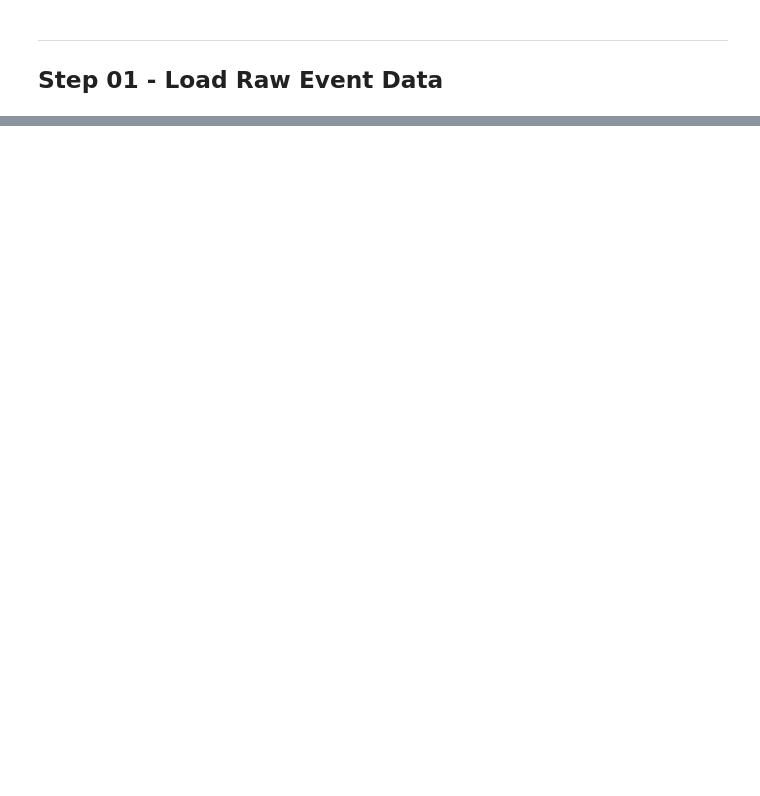
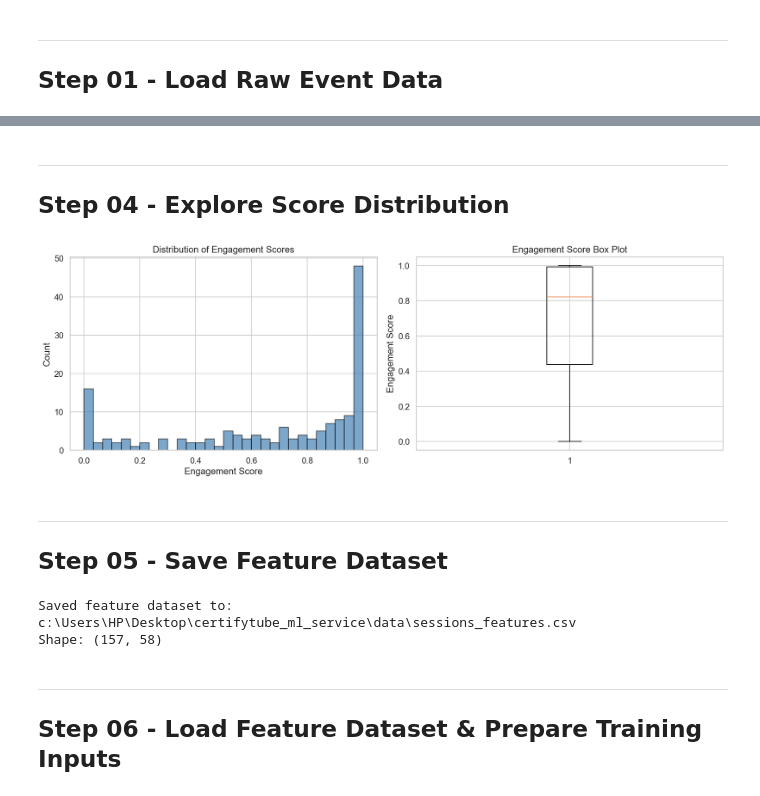
Before and after one commit to ahiyarmohamed215/Certifytube_ML_Model, a Jupyter notebook: verification/engagement/engagement_model_pipeline.ipynb, the cells around one changed output, grey strips where cells are left out. Saved outputs shown, nothing was run; the diff lists cells and outputs as text; code cells hidden in the pictures; blank space fills up the shorter version.

Commit message:
retrainis done with collected dataset to a regression xgboost and ebm model. and code restucture is done

```diff
--- a/verification/engagement/engagement_model_pipeline.ipynb
+++ b/verification/engagement/engagement_model_pipeline.ipynb
@@ -1921,0 +117,7 @@ Any final pass/fail threshold can be applied by the backend.
+# %%
+RAW_EVENTS_PATH = os.path.join(DATA_DIR, "events_raw.csv")
+
+raw_df = pd.read_csv(RAW_EVENTS_PATH)
+print(f"Loaded raw events: {RAW_EVENTS_PATH}")
+print(f"Shape: {raw_df.shape}")
+raw_df.head(3)
@@ -1921,0 +134,5 @@ Any final pass/fail threshold can be applied by the backend.
+# %%
+clean_df = clean_raw_events(raw_df)
+print(f"Clean events shape: {clean_df.shape}")
+print(f"Unique sessions: {clean_df['session_id'].nunique()}")
+clean_df.head(3)
@@ -1921,0 +151,8 @@ Any final pass/fail threshold can be applied by the backend.
+# %%
+features_df = require_score_column(build_features(clean_df), "features_df")
+print(f"Features shape: {features_df.shape}")
+print(f"Columns: {list(features_df.columns)}")
+print()
+print("engagement_score statistics:")
+print(features_df["engagement_score"].describe())
+features_df.head(5)
@@ -1921,0 +179,33 @@ Any final pass/fail threshold can be applied by the backend.
+# %% [markdown]
+---
+## Step 04 - Explore Score Distribution
+# %%
+fig, axes = plt.subplots(1, 2, figsize=(14, 5))
+
+axes[0].hist(features_df["engagement_score"], bins=30, edgecolor="black", alpha=0.7, color="steelblue")
+axes[0].set_xlabel("Engagement Score")
+axes[0].set_ylabel("Count")
+axes[0].set_title("Distribution of Engagement Scores")
+
+axes[1].boxplot(features_df["engagement_score"], vert=True)
+axes[1].set_ylabel("Engagement Score")
+axes[1].set_title("Engagement Score Box Plot")
+
+plt.tight_layout()
+plt.savefig(os.path.join(ENGAGEMENT_REPORT_DIR, "score_distribution.png"), dpi=150, bbox_inches="tight")
+plt.show()
+# %% [output]
+[figure, added]
+# %% [markdown]
+---
+## Step 05 - Save Feature Dataset
+# %%
+features_df.to_csv(FEATURE_DATA_PATH, index=False)
+print(f"Saved feature dataset to: {FEATURE_DATA_PATH}")
+print(f"Shape: {features_df.shape}")
+# %% [output]
+Saved feature dataset to: c:\Users\HP\Desktop\certifytube_ml_service\data\sessions_features.csv
+Shape: (157, 58)
+# %% [markdown]
+---
+## Step 06 - Load Feature Dataset & Prepare Training Inputs
```
Also changed, not shown: parts of 105 cells of this notebook, 32 other files.
